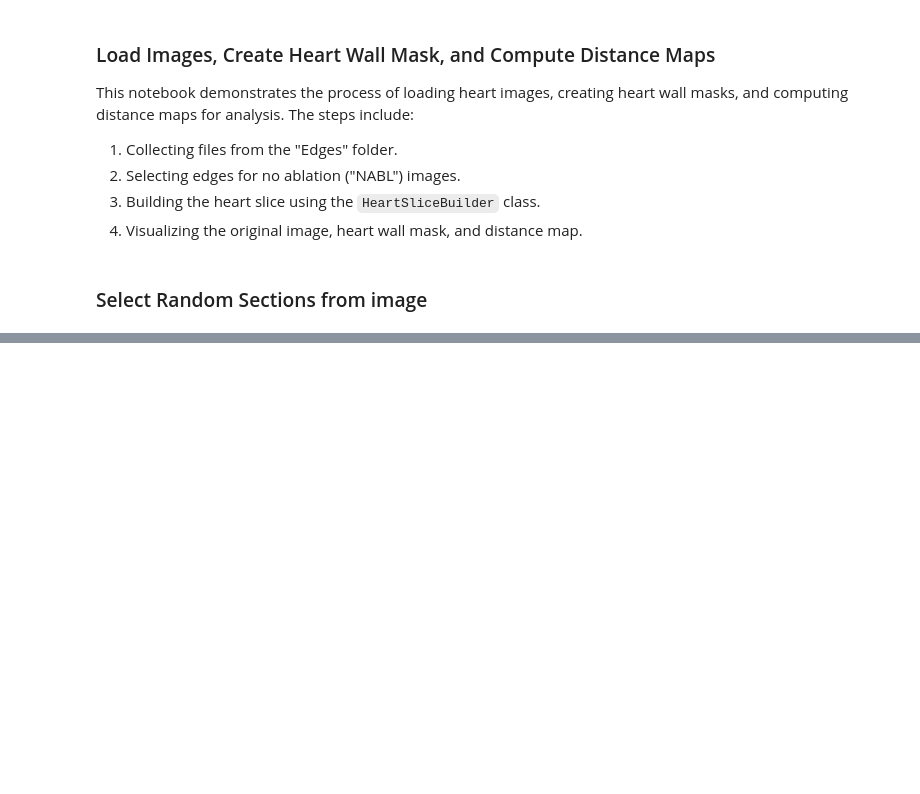
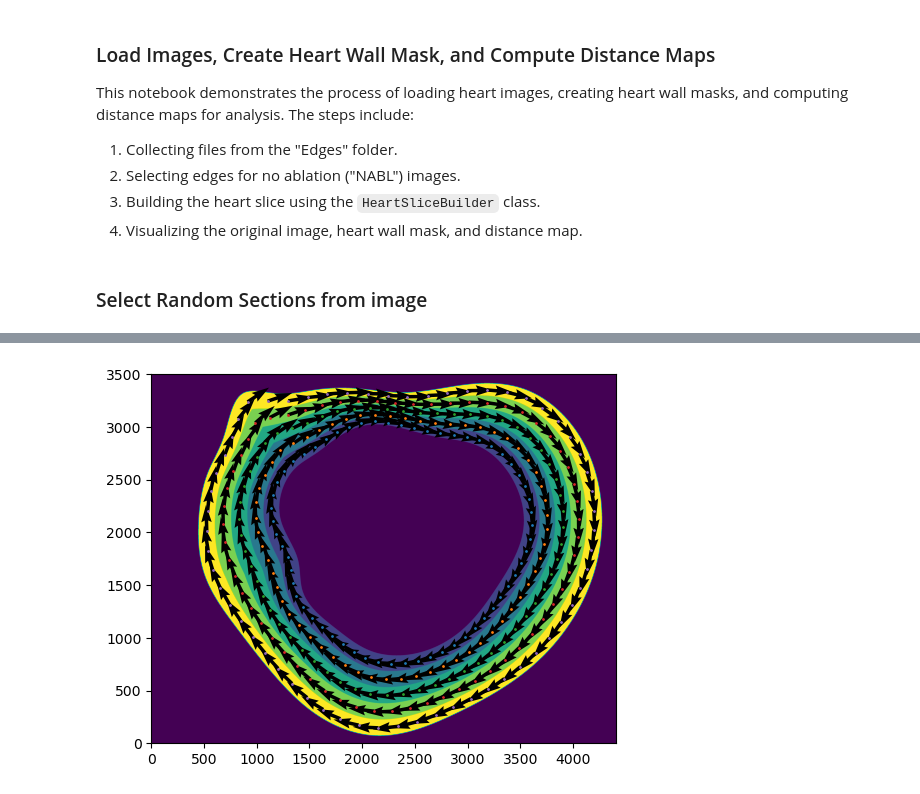
Before and after one commit to AOkenov/FibrosisAnalysis, a Jupyter notebook: examples/notebooks/EndoEpiDistance.ipynb, the cells around one changed output, grey strips where cells are left out. Saved outputs shown, nothing was run; the diff lists cells and outputs as text; code cells hidden in the pictures; blank space fills up the shorter version.

```diff
--- a/examples/notebooks/EndoEpiDistance.ipynb
+++ b/examples/notebooks/EndoEpiDistance.ipynb
@@ -67,2 +74,46 @@ plt.show()
+# %%
+def compute_medial_axis(distance_map, n_rings=10, n_radials=None):
+    layers = np.digitize(distance_map, bins=np.linspace(0, 1, n_rings + 1),
+                         right=True)
+    coords = []
+    theta = []
+    for l in range(1, layers.max() + 1):
+        im = layers == l
+        mg = fa.MedialGrid(im, min_hole_size=None)
+        sp, sp_pos, sp_width = mg.compute_medial_spline()
+        ma_len = mg.compute_medial_length(sp.nodes)
+        ma_width = np.mean(sp_width)
+
+        if n_radials is None:
+            n_radials = int(1 / 2 * ma_len / ma_width)
+
+        sp, sp_pos, sp_width = mg.compute_medial_spline(number_of_nodes=n_radials)
+        radials = mg.compute_radial_lines(sp_pos, sp_width, n_rolls=2, n_avg=3)
+        radials /= np.linalg.norm(radials, axis=1)[:, None]
+        theta_ = np.pi / 2 + np.arctan2(radials[:, 0], radials[:, 1])
+        theta_ = np.unwrap(theta_)
+        coords.append(sp_pos)
+        theta.append(theta_)
+
+    return layers, coords, theta
+
+
+layers, direct_coords, theta = compute_medial_axis(heart_slice.distance_map,
+                                                   n_rings=5)
+
+%matplotlib inline
+
+fig, ax = plt.subplots()
+ax.imshow(layers, origin='lower')
+for l in range(1, layers.max() + 1):
+    ax.plot(direct_coords[l-1][:, 1], direct_coords[l-1][:, 0], 'o', ms=1)
+    ax.quiver(direct_coords[l-1][:, 1], direct_coords[l-1][:, 0],
+              np.cos(theta[l-1]), np.sin(theta[l-1]))
+plt.show()
+
+direct_coords = np.row_stack(direct_coords)
+theta = np.concatenate(theta)
+# %% [output]
+[figure, added]
 # %%
 import numpy as np
```
Also changed, not shown: parts of 3 cells of this notebook, 3 other files.
